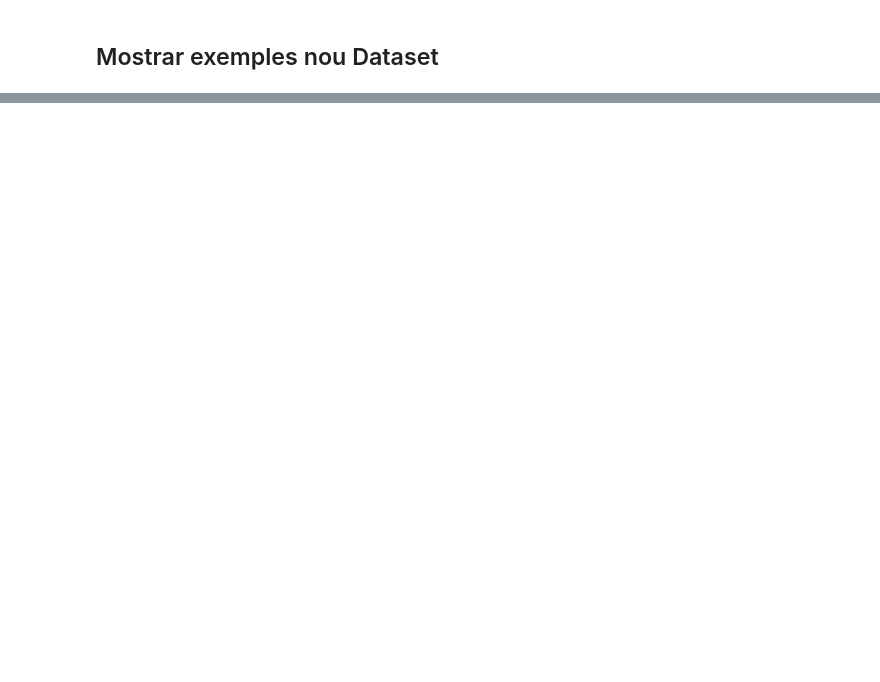
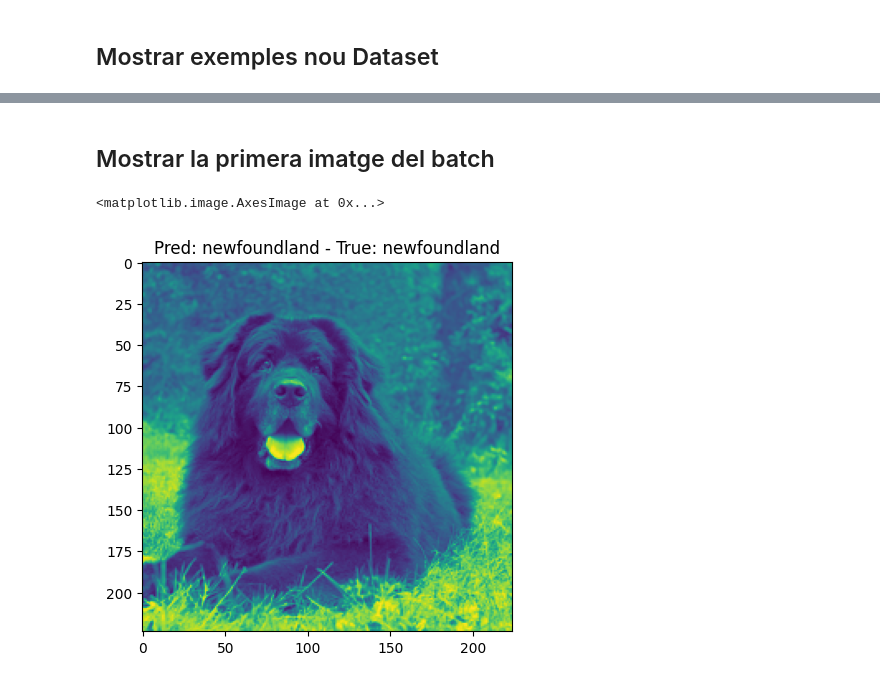
Before and after one commit to xcerdoxc/aa_2324, a Jupyter notebook: Practica2/Prac2-CNN.ipynb, the cells around one changed output, grey strips where cells are left out. Saved outputs shown, nothing was run; the diff lists cells and outputs as text; code cells hidden in the pictures; blank space fills up the shorter version.

```diff
--- a/Practica2/Prac2-CNN.ipynb
+++ b/Practica2/Prac2-CNN.ipynb
@@ -276,0 +433,25 @@ plt.show()
+# %% [markdown]
+## Mostrar la primera imatge del batch
+# %%
+def generador(loader):
+    for data, target in loader:
+        data, target = data.to(device), target.to(device)
+        yield data, target
+
+gen = generador(val_loader)
+
+data, true_labels = next(gen)
+
+model.eval()
+
+output, f1 = model(data)
+
+labels = output.detach().cpu().numpy()
+images = data.cpu().numpy()
+labels = np.argmax(labels, axis=1)
+
+plt.title(f'Pred: {dataset.classes[labels[0]]} - True: {dataset.classes[int(true_labels[0])]}')
+plt.imshow(images[0,0,:,:])
+# %% [output]
+<matplotlib.image.AxesImage at 0x...>
+[figure, added]
```
Also changed, not shown: parts of 35 cells of this notebook, 2 other files.
